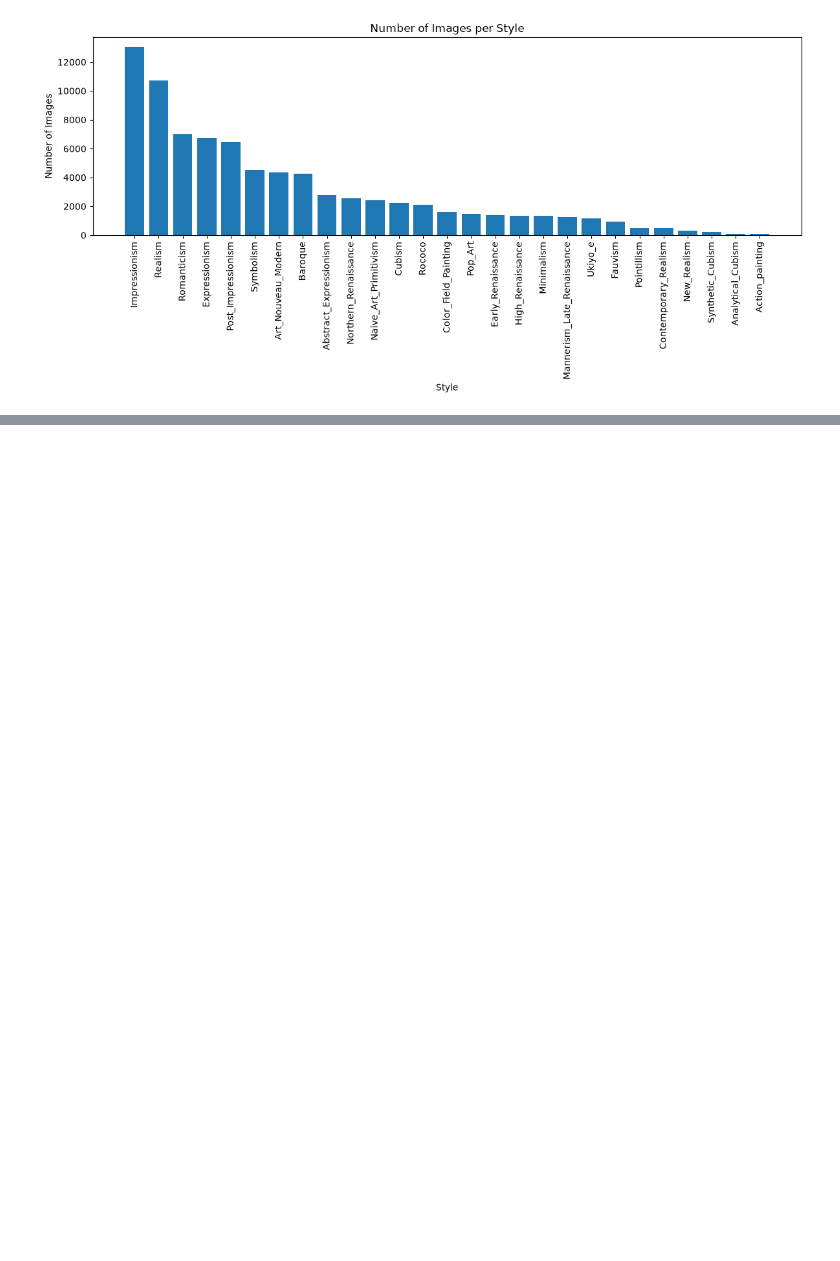
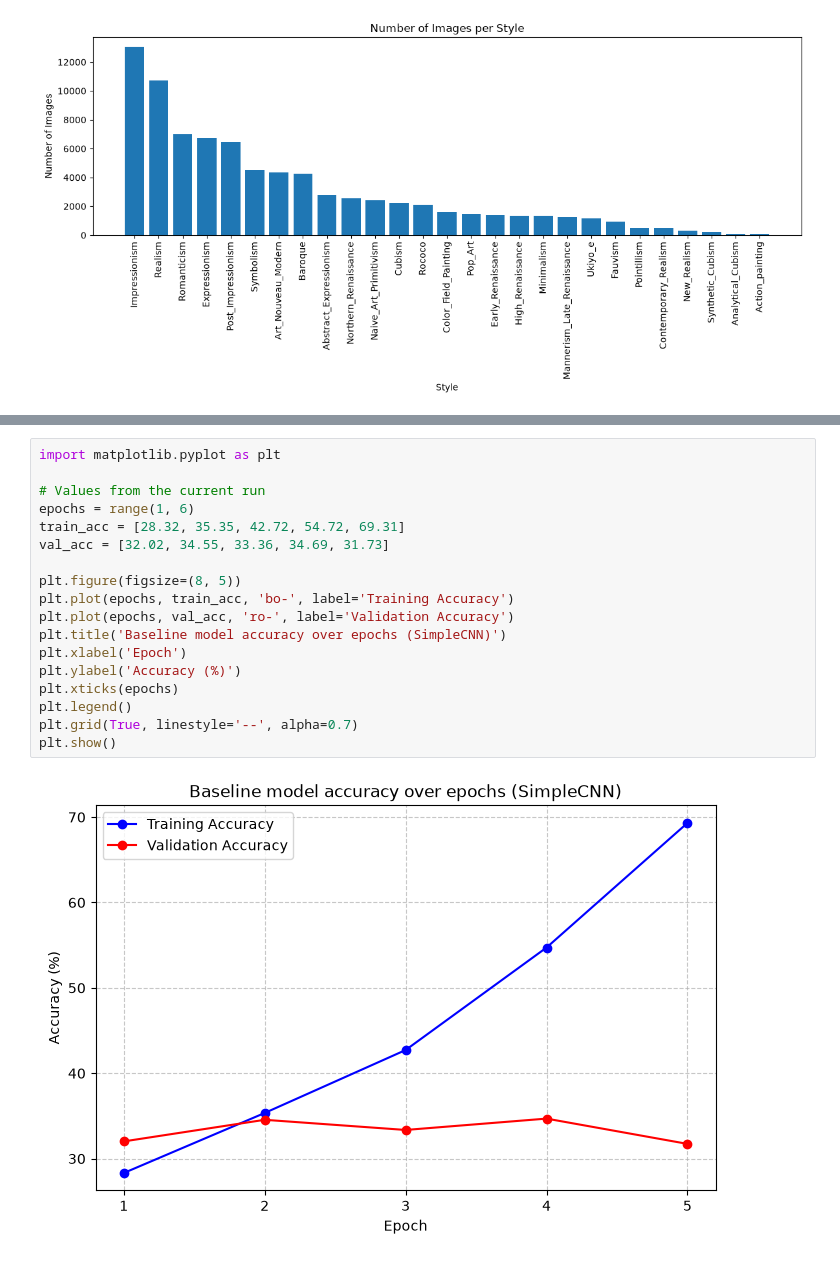
Before and after one commit to pavel-michenka/ML_WikiArt_project, a Jupyter notebook: milestone_1.ipynb, the cells around one changed output, grey strips where cells are left out. Cells and saved outputs as stored; diff of their text form; blank space fills up the shorter version.

```diff
--- a/milestone_1.ipynb
+++ b/milestone_1.ipynb
@@ -112,0 +301,20 @@ plt.show()
+# %%
+import matplotlib.pyplot as plt
+
+# Values from the current run
+epochs = range(1, 6)
+train_acc = [28.32, 35.35, 42.72, 54.72, 69.31]
+val_acc = [32.02, 34.55, 33.36, 34.69, 31.73]
+
+plt.figure(figsize=(8, 5))
+plt.plot(epochs, train_acc, 'bo-', label='Training Accuracy')
+plt.plot(epochs, val_acc, 'ro-', label='Validation Accuracy')
+plt.title('Baseline model accuracy over epochs (SimpleCNN)')
+plt.xlabel('Epoch')
+plt.ylabel('Accuracy (%)')
+plt.xticks(epochs)
+plt.legend()
+plt.grid(True, linestyle='--', alpha=0.7)
+plt.show()
+# %% [output]
+[figure, added]
```
Also changed, not shown: parts of 12 cells of this notebook, 1 other file.
